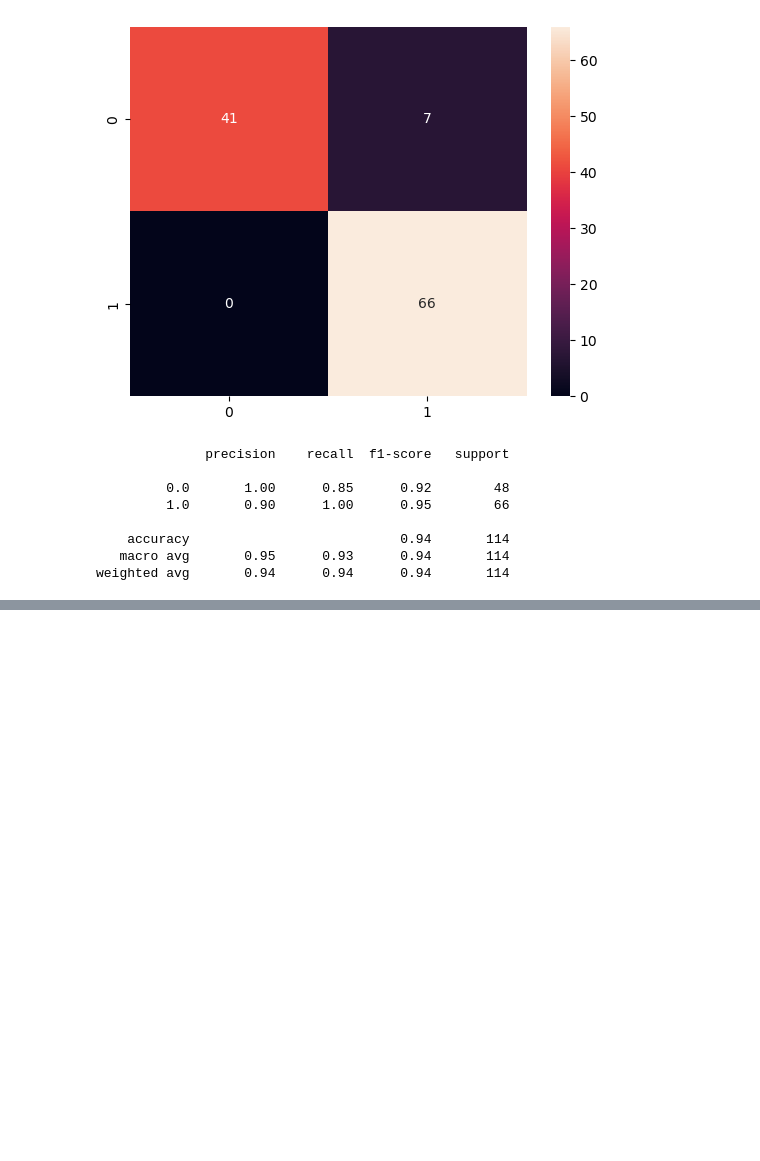
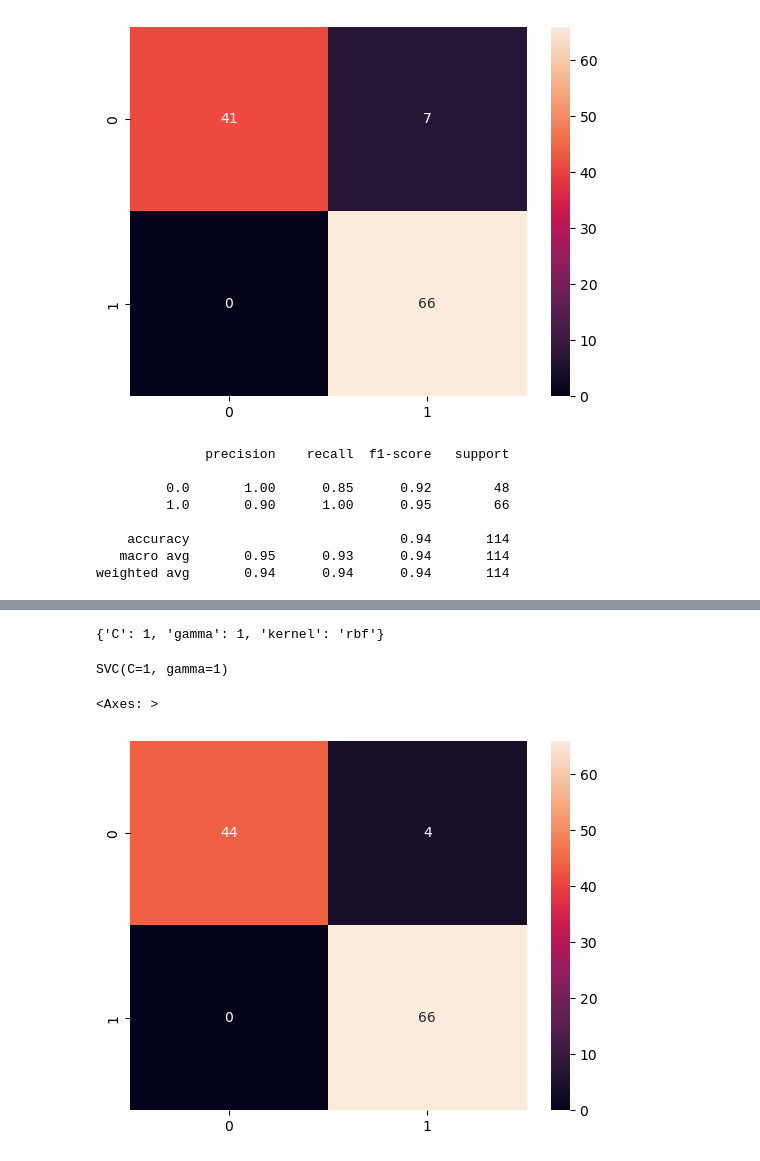
Before and after one commit to AlvaroBishop/SVM_BreastCancerPrediction, a Jupyter notebook: SVM_BreastCancerPrediction.ipynb, the cells around one changed output, grey strips where cells are left out. Saved outputs shown, nothing was run; the diff lists cells and outputs as text; code cells hidden in the pictures; blank space fills up the shorter version.

```diff
--- a/SVM_BreastCancerPrediction.ipynb
+++ b/SVM_BreastCancerPrediction.ipynb
@@ -254,0 +318,5 @@ weighted avg       0.94      0.94      0.94       114
+# %%
+from sklearn.model_selection import GridSearchCV
+param_grid = {'C': [0.1, 1, 10, 100, 1000], 'gamma': [1, 0.1, 0.01, 0.001, 0.0001], 'kernel': ['rbf']}
+grid = GridSearchCV(SVC(),param_grid,refit=True,verbose=4)
+grid.fit(X_train_scaled,y_train)
@@ -254,0 +346,15 @@ weighted avg       0.94      0.94      0.94       114
+# %%
+grid.best_params_
+# %% [output]
+{'C': 1, 'gamma': 1, 'kernel': 'rbf'}
+# %%
+grid.best_estimator_
+# %% [output]
+SVC(C=1, gamma=1)
+# %%
+grid_predictions = grid.predict(X_test_scaled)
+cm = confusion_matrix(y_test, grid_predictions)
+sns.heatmap(cm, annot = True)
+# %% [output]
+<Axes: >
+[figure, added]
```
Also changed, not shown: parts of 12 cells of this notebook.
